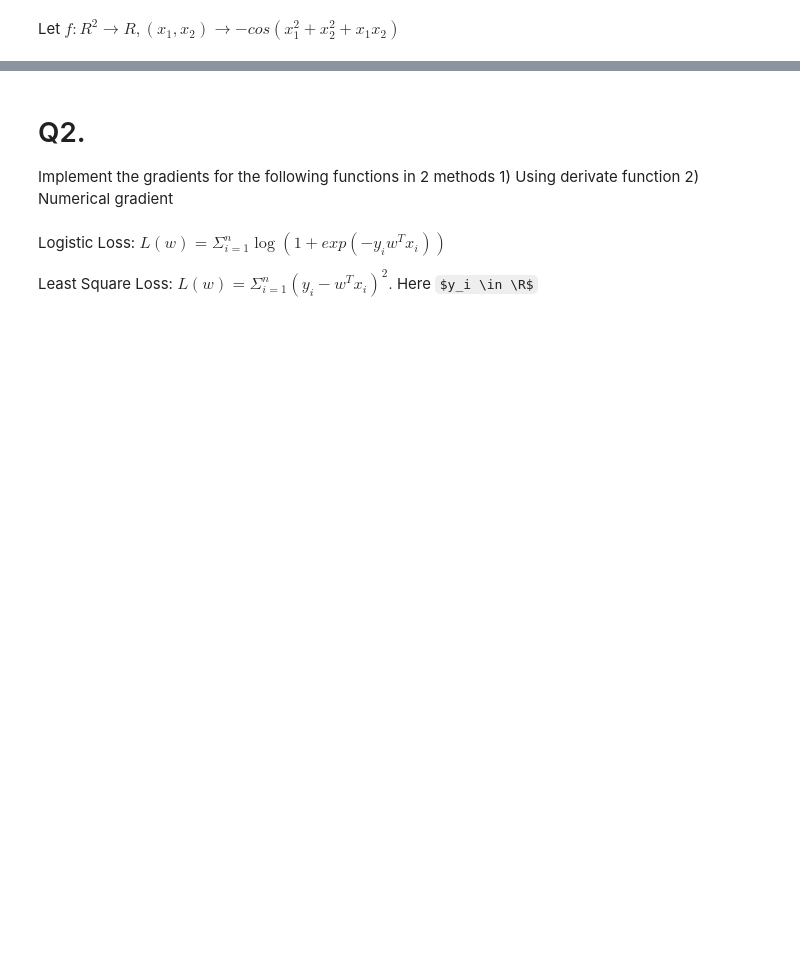
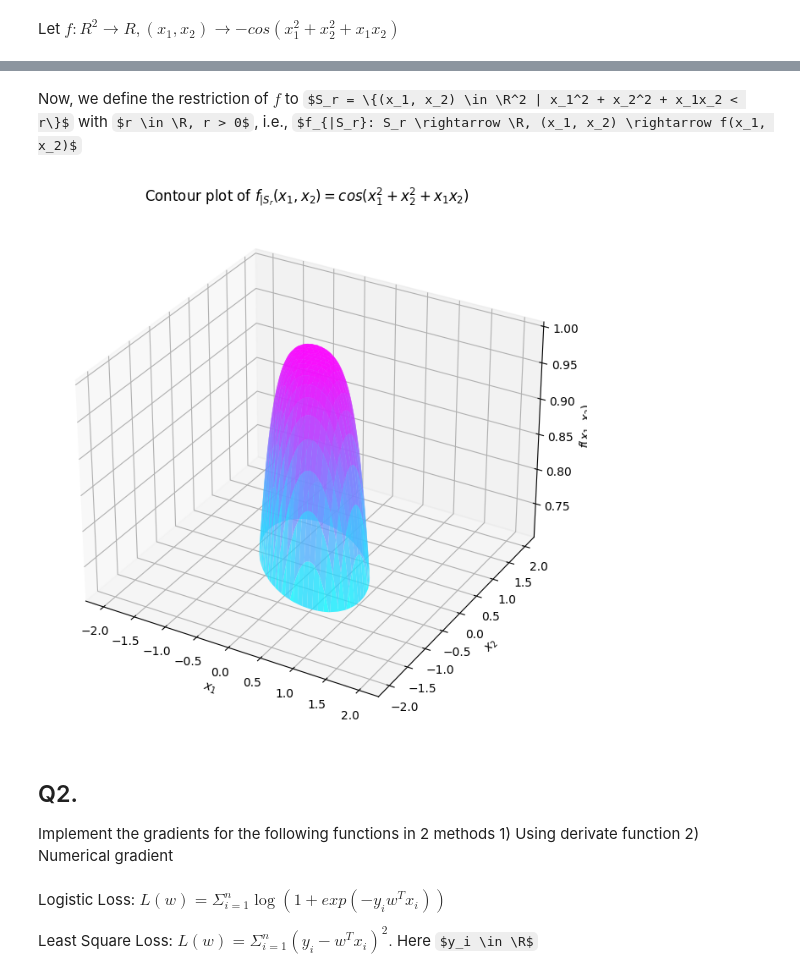
Before and after one commit to SiddharthYadav-v/DS401_Optimization_for_data_science, a Jupyter notebook: Assignment-1/solution.ipynb, the cells around one changed output, grey strips where cells are left out. Drawn from its saved outputs; the diff is of its cells as text; code cells hidden in the pictures; some formulas as TeX source; blank space fills up the shorter version.

```diff
--- a/Assignment-1/solution.ipynb
+++ b/Assignment-1/solution.ipynb
@@ -40,6 +44,31 @@ $\triangledown ^2 f = \begin{bmatrix}
 \end{bmatrix}$
+# %% [markdown]
+Now, we define the restriction of $f$ to $S_r = \{(x_1, x_2) \in \R^2 | x_1^2 + x_2^2 + x_1x_2 < r\}$ with $r \in \R, r > 0$, i.e., $f_{|S_r}: S_r \rightarrow \R, (x_1, x_2) \rightarrow f(x_1, x_2)$
+# %%
+def S_r(x1, x2, r):
+    return x1**2 + x2**2 + x1 * x2 < r
+
+r = np.pi / 4
+
+# compute a mask for the region S_r
+mask = S_r(x1, x2, r)
+
+# apply the mask to the function values
+z = np.where(mask, f(x1, x2), np.nan)
+
+fig = plt.figure(figsize=(10, 8))
+ax = plt.axes(projection='3d')
+
+ax.plot_surface(x1, x2, z, cmap='cool', alpha=0.8)
+ax.set_title('Contour plot of $f_{|S_r}(x_1, x_2) = cos(x_1^2 + x_2^2 + x_1x_2)$')
+ax.set_xlabel('$x_1$')
+ax.set_ylabel('$x_2$')
+ax.set_zlabel('$f(x_1, x_2)$')
+plt.show()
+# %% [output]
+[figure, added]
 # %% [markdown]
-# Q2.
+## Q2.
 
 Implement the gradients for the following functions in 2 methods 1) Using derivate function 2) Numerical gradient
 # %% [markdown]
```
Also changed, not shown: parts of 11 cells of this notebook.
